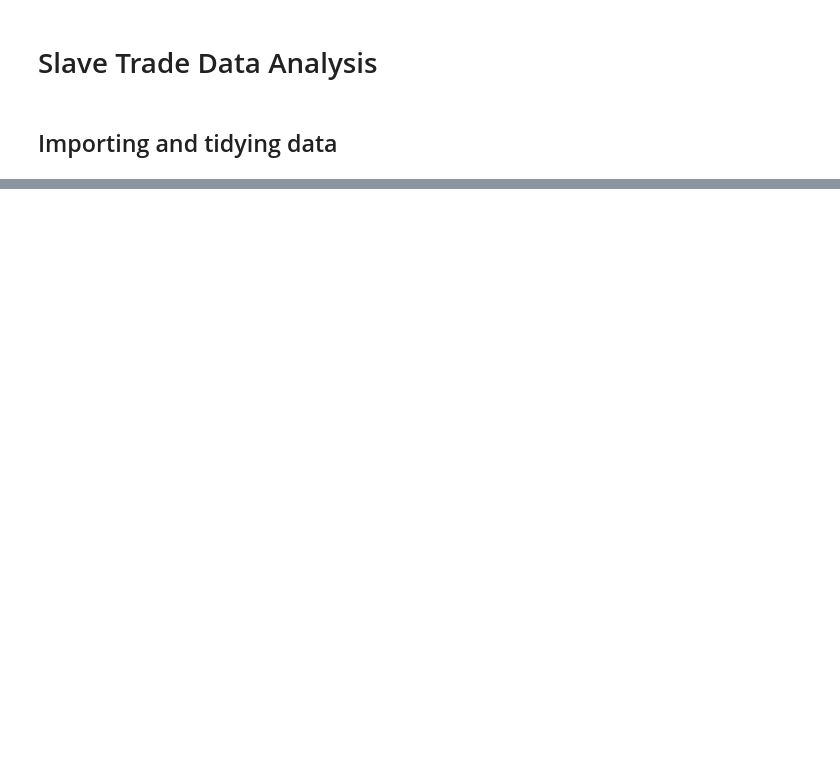
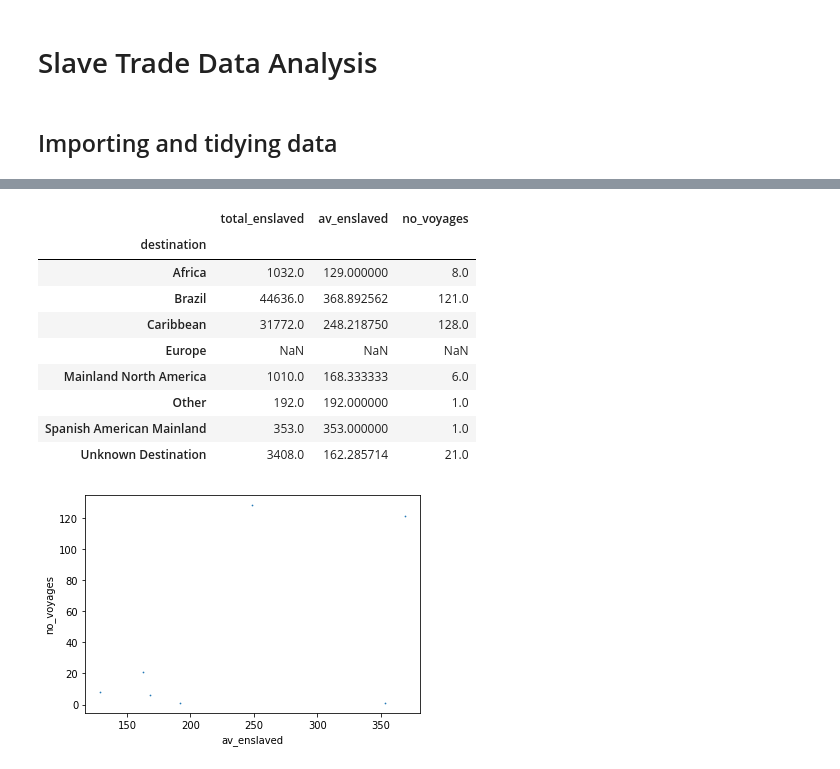
Before and after one commit to Basmatz/Spiced-bootcamp, a Jupyter notebook: Week_1/DataVizProject/Exploration of Slave Trade Data.ipynb, the cells around one changed output, grey strips where cells are left out. Drawn from its saved outputs; the diff is of its cells as text; code cells hidden in the pictures; blank space fills up the shorter version.

```diff
--- a/Week_1/DataVizProject/Exploration of Slave Trade Data.ipynb
+++ b/Week_1/DataVizProject/Exploration of Slave Trade Data.ipynb
@@ -72,8 +78,16 @@ trade['date'] = trade['date'].replace(0, np.nan)
 # answer: 10%. Kind of a lot. But will have to live with it.
 
 # dropping rows if specific column contains NA
+# drop rows w/ no data for date or imputed no. of enslaved people
 # https://stackoverflow.com/questions/13413590/how-to-drop-rows-of-pandas-dataframe-whose-value-in-a-certain-column-is-nan
 trade = trade.dropna(subset=['date'])
+trade = trade.dropna(subset=['slamimp'])
 
-sns.heatmap(trade.isnull(),cbar=False)
+# how much data do we lose if we cut out rows where imputed slave destination is missing?
+# another 10% -- too high.
+# instead put "no data"
+trade['mjselimp1'].isna().sum() / trade['mjselimp1'].count()
+trade['mjselimp1'] = trade['mjselimp1'].replace(np.nan, 'Unknown Destination')
+
+# sns.heatmap(trade.isnull(),cbar=False)
 # now we have data everywhere!
@@ -91,0 +204,6 @@ What am I trying to compare?
+# %%
+## merge into one data set
+
+trade_final = trade_total.join(trade_av_enslaved)
+trade_final = trade_final.join(trade_voyages)
+trade_final.describe()
@@ -91,0 +220,5 @@ What am I trying to compare?
+# %%
+# stack stack stack!
+
+strade = trade_final.stack()
+strade.head()
@@ -91,0 +233,20 @@ What am I trying to compare?
+# %%
+f_stack = strade.unstack(1)
+f_stack
+f_stack2 = f_stack[1817]
+f_stack2
+f_stack3 = f_stack2.unstack(1)
+f_stack3.plot.scatter('av_enslaved', 'no_voyages', s=0.5)
+f_stack3
+# %% [output]
+|  | total_enslaved | av_enslaved | no_voyages |
+| destination |  |  |  |
+| Africa | 1032.0 | 129.000000 | 8.0 |
+| Brazil | 44636.0 | 368.892562 | 121.0 |
+| Caribbean | 31772.0 | 248.218750 | 128.0 |
+| Europe | NaN | NaN | NaN |
+| Mainland North America | 1010.0 | 168.333333 | 6.0 |
+| Other | 192.0 | 192.000000 | 1.0 |
+| Spanish American Mainland | 353.0 | 353.000000 | 1.0 |
+| Unknown Destination | 3408.0 | 162.285714 | 21.0 |
+[figure, added]
```
Also changed, not shown: parts of 20 cells of this notebook.
